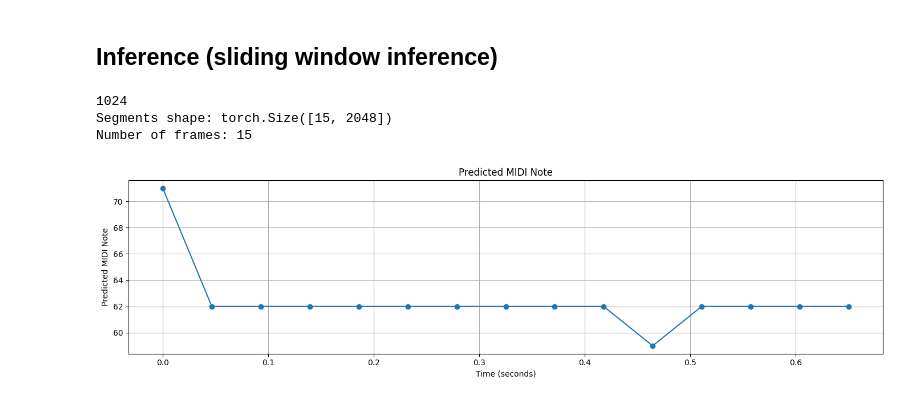
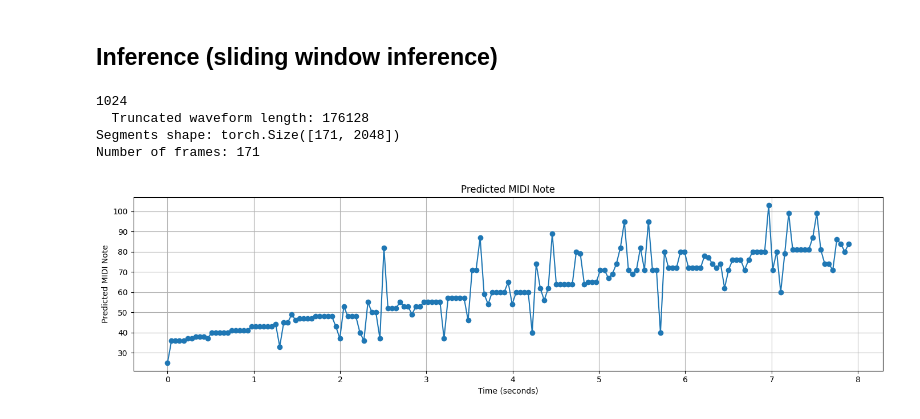
Before and after one commit to yuki-sato-0402/CNN_Melody_Classifier, a Jupyter notebook: 88midiClassification.ipynb, the cells around one changed output. Drawn from its saved outputs; the diff is of its cells as text; code cells hidden in the pictures.

Commit message:
update : testAudio

```diff
--- a/88midiClassification.ipynb
+++ b/88midiClassification.ipynb
@@ -394,7 +388,7 @@ KeyboardInterrupt:
 # %% [markdown]
 ## Inference (checking probability distributions)
 # %%
-
+device = torch.device("cuda" if torch.cuda.is_available() else "cpu")
 def checking_probability_distributions (audio_path, model_path):
 
     # model definition and loading
@@ -445,7 +439,6 @@ def checking_probability_distributions (audio_path, model_path):
             axes[i].set_title(f" Pred: {max[i].item()+21}")
             axes[i].set_xlabel("Class")
             axes[i].set_ylabel("Probability")
-        plt.suptitle(f"Epoch {epoch} - Output Distributions")
         plt.show()
 
 audio_path = "/content/drive/MyDrive/Colab_Notebooks/88midiClassification/trainingData/noteNum62/012_62.wav"
@@ -487,34 +475,35 @@ def checking_probability_distributions(audio_path, model_path, inference_data):
     input_tensor = input_tensor.view(-1, 1, fft_features.shape[1])  # [num_segments, 1, num_bins]
 
     # inference
     with torch.no_grad():
         outputs = model(input_tensor)  # shape: [num_segments, num_classes]
         preds = torch.argmax(outputs, dim=1).cpu().numpy()
 
 
     # calculation time axis in seconds
     times = [i * stride_samples / sample_rate for i in range(num_frames)]
 
     # Plot classification results in time series
     plt.figure(figsize=(14, 4))
     plt.plot(times, preds + 21, marker='o')
     plt.title("Predicted MIDI Note")
     plt.xlabel("Time (seconds)")
     plt.ylabel("Predicted MIDI Note")
     plt.grid(True)
     plt.tight_layout()
     plt.show()
 
 
-audio_path = "/content/drive/MyDrive/Colab_Notebooks/88midiClassification/trainingData/noteNum62/012_62.wav"
+audio_path = "/content/drive/MyDrive/Colab_Notebooks/88midiClassification/testAudio/pianoTest.wav"
 model_path = "/content/drive/MyDrive/Colab_Notebooks/88midiClassification/model/audio_cnn_modelV3_IR0002.pth"
 #At training, the overlap is 0%, but at inference, it is set to 50%.
 stride_samples =int(audio_material.window_samples / 2)
 print(stride_samples)
 inference_data = AudioDataset(train_paths, train_labels, stride_samples)
 checking_probability_distributions(audio_path, model_path, inference_data)
 # %% [output]
 1024
-Segments shape: torch.Size([15, 2048])
-Number of frames: 15
+  Truncated waveform length: 176128
+Segments shape: torch.Size([171, 2048])
+Number of frames: 171
-[figure, old version]
+[figure, new version]
```
Also changed, not shown: parts of 4 cells of this notebook, 3 other files.
